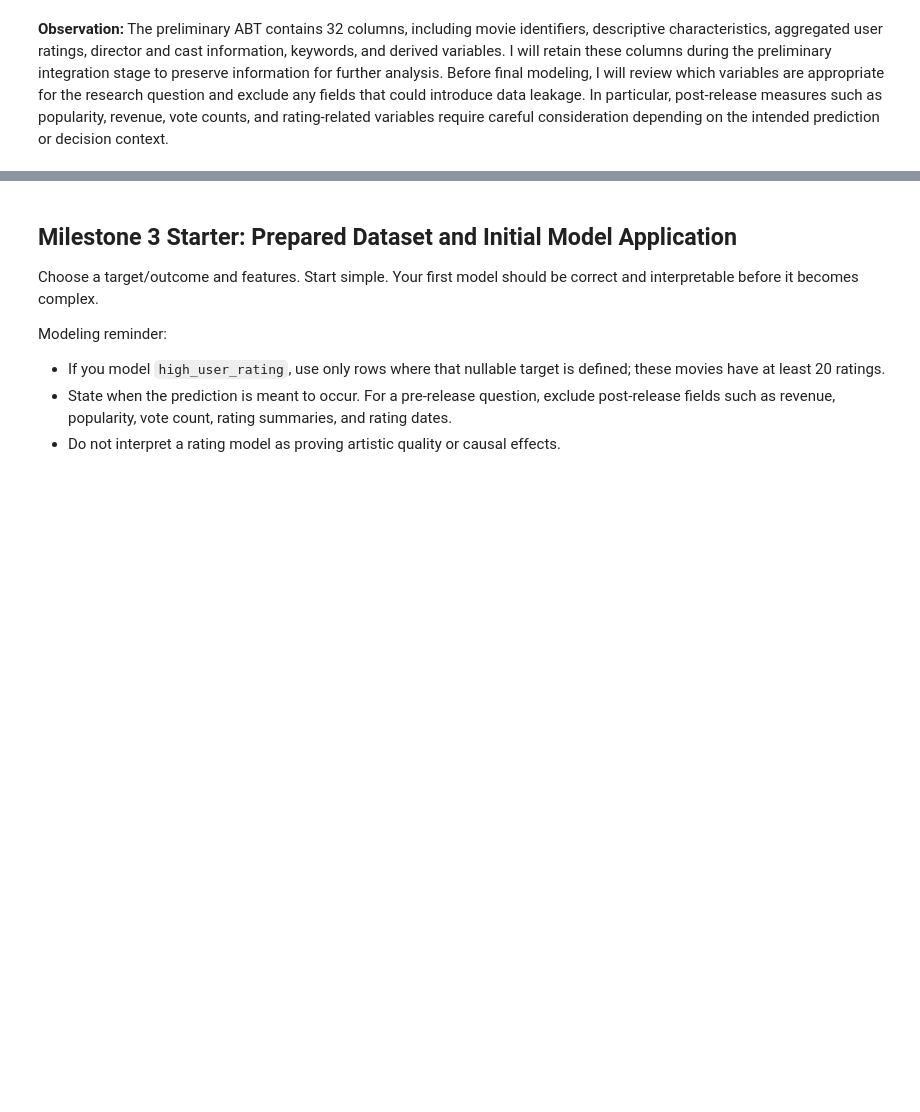
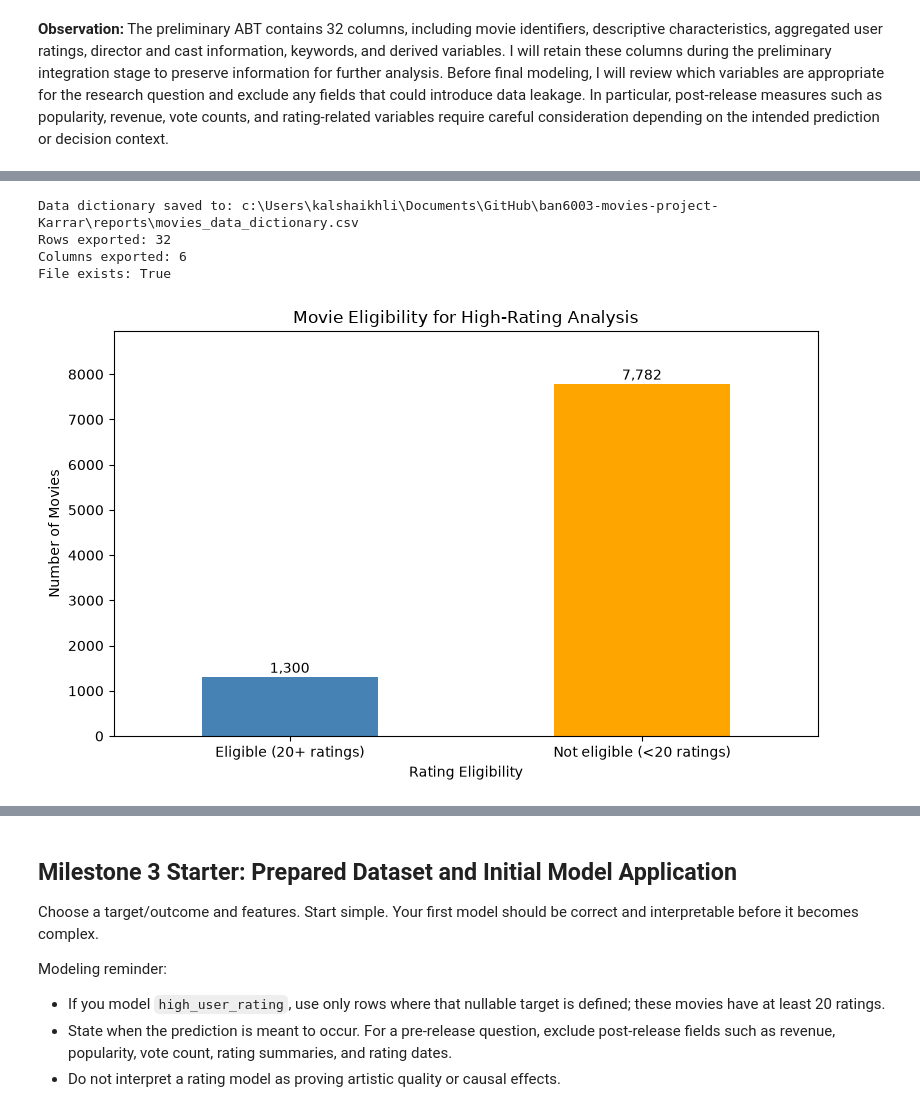
Before and after one commit to kalshaikhli/ban6003-movies-project-Karrar, a Jupyter notebook: notebooks/movies_project_starter.ipynb, the cells around one changed output, grey strips where cells are left out. Saved outputs shown, nothing was run; the diff lists cells and outputs as text; code cells hidden in the pictures; blank space fills up the shorter version.

```diff
--- a/notebooks/movies_project_starter.ipynb
+++ b/notebooks/movies_project_starter.ipynb
@@ -1062,0 +1308,45 @@ Total ABT columns: 32
+# %%
+# Karrar note: Day 5 - Export the completed data dictionary
+
+dictionary_path = REPORTS_DIR / "movies_data_dictionary.csv"
+
+data_dictionary.to_csv(dictionary_path, index=False)
+
+print("Data dictionary saved to:", dictionary_path)
+print("Rows exported:", len(data_dictionary))
+print("Columns exported:", len(data_dictionary.columns))
+print("File exists:", dictionary_path.exists())
+# %% [output]
+Data dictionary saved to: c:\Users\kalshaikhli\Documents\GitHub\ban6003-movies-project-Karrar\reports\movies_data_dictionary.csv
+Rows exported: 32
+Columns exported: 6
+File exists: True
+# %%
+# Karrar note: Day 5 - Visualize rating target eligibility
+
+import matplotlib.pyplot as plt
+
+eligibility_counts = pd.Series({
+    "Eligible (20+ ratings)": int(abt["rating_target_eligible"].sum()),
+    "Not eligible (<20 ratings)": int((~abt["rating_target_eligible"]).sum())
+})
+
+ax = eligibility_counts.plot(
+    kind="bar",
+    figsize=(8, 5),
+    color=["steelblue", "orange"]
+)
+
+ax.set_title("Movie Eligibility for High-Rating Analysis")
+ax.set_xlabel("Rating Eligibility")
+ax.set_ylabel("Number of Movies")
+
+for i, count in enumerate(eligibility_counts):
+    ax.text(i, count + 100, f"{count:,}", ha="center")
+
+plt.xticks(rotation=0)
+plt.ylim(0, max(eligibility_counts) * 1.15)
+plt.tight_layout()
+plt.show()
+# %% [output]
+[figure, added]
```
Also changed, not shown: parts of 6 cells of this notebook, 1 other file.
